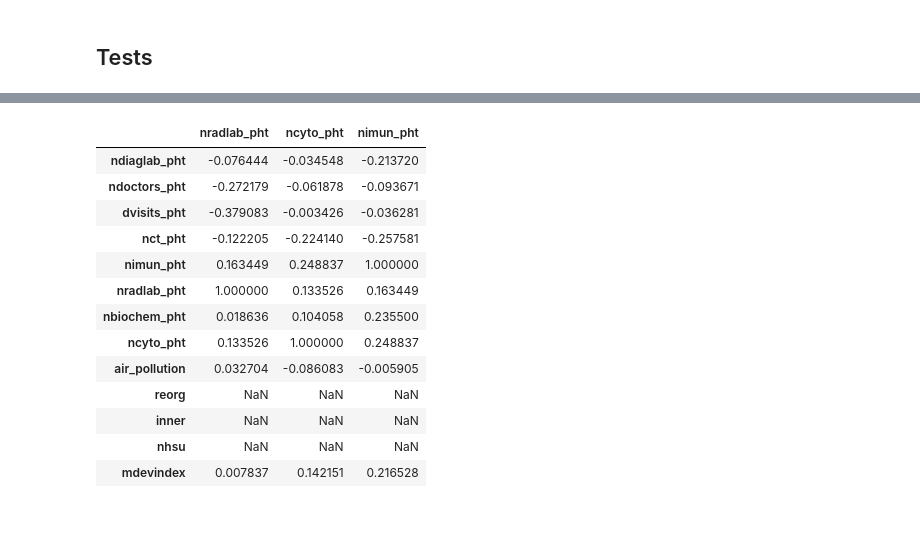
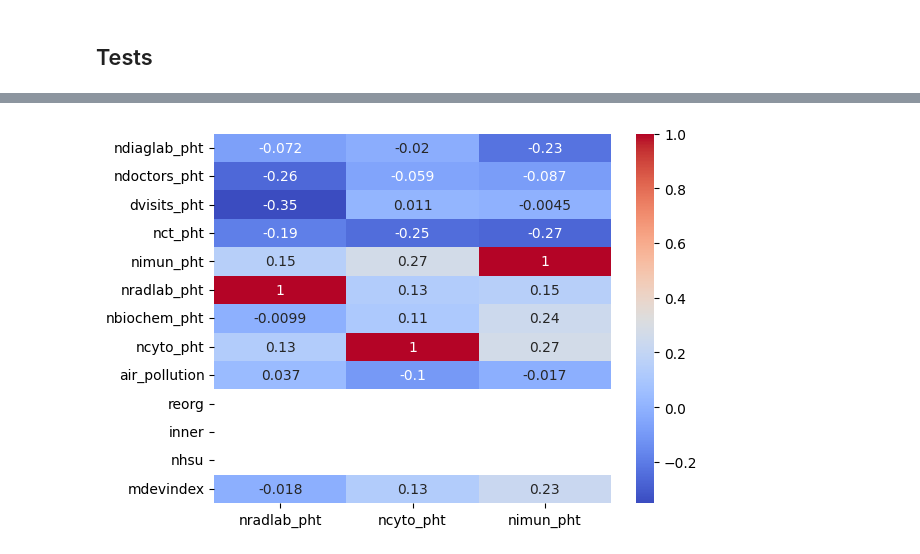
Before and after one commit to Zhukowych/cancer_incidence, a Jupyter notebook: modeling.ipynb, the cells around one changed output, grey strips where cells are left out. Drawn from its saved outputs; the diff is of its cells as text; code cells hidden in the pictures; blank space fills up the shorter version.

```diff
--- a/modeling.ipynb
+++ b/modeling.ipynb
@@ -287,21 +316,10 @@ print(vif_data)
 # %%
 correlation_matrix = df[variables].corr()[['nradlab_pht', 'ncyto_pht', 'nimun_pht']]
-correlation_matrix
+sns.heatmap(correlation_matrix, annot=True, cmap='coolwarm')
+plt.show()
+# correlation_matrix
 # %% [output]
-|  | nradlab_pht | ncyto_pht | nimun_pht |
-| ndiaglab_pht | -0.076444 | -0.034548 | -0.213720 |
-| ndoctors_pht | -0.272179 | -0.061878 | -0.093671 |
-| dvisits_pht | -0.379083 | -0.003426 | -0.036281 |
-| nсt_pht | -0.122205 | -0.224140 | -0.257581 |
-| nimun_pht | 0.163449 | 0.248837 | 1.000000 |
-| nradlab_pht | 1.000000 | 0.133526 | 0.163449 |
-| nbiochem_pht | 0.018636 | 0.104058 | 0.235500 |
-| ncyto_pht | 0.133526 | 1.000000 | 0.248837 |
-| air_pollution | 0.032704 | -0.086083 | -0.005905 |
-| reorg | NaN | NaN | NaN |
-| inner | NaN | NaN | NaN |
-| nhsu | NaN | NaN | NaN |
-| mdevindex | 0.007837 | 0.142151 | 0.216528 |
+[figure, added]
 # %%
 from statsmodels.stats.stattools import durbin_watson
 
```
Also changed, not shown: parts of 13 cells of this notebook, 9 other files.
